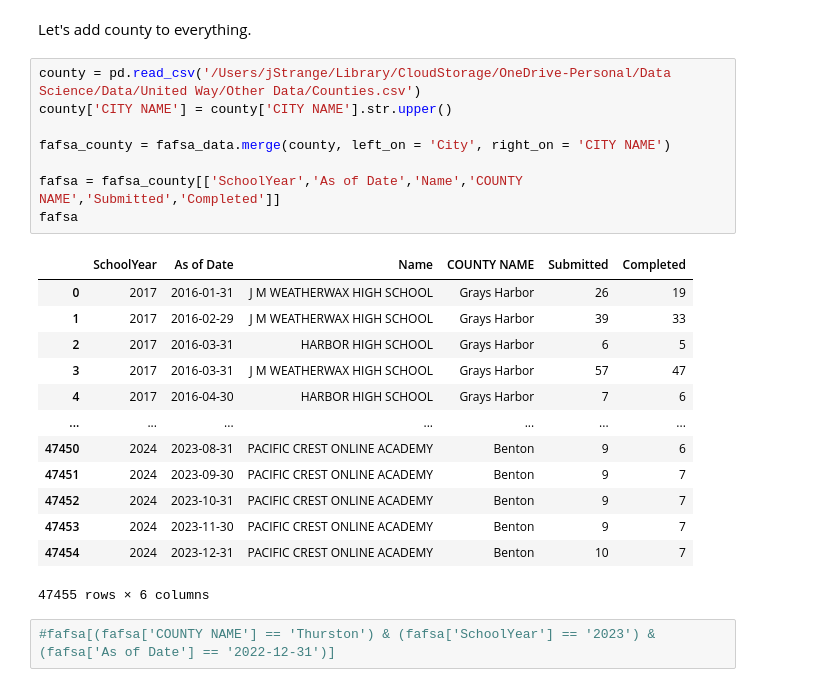
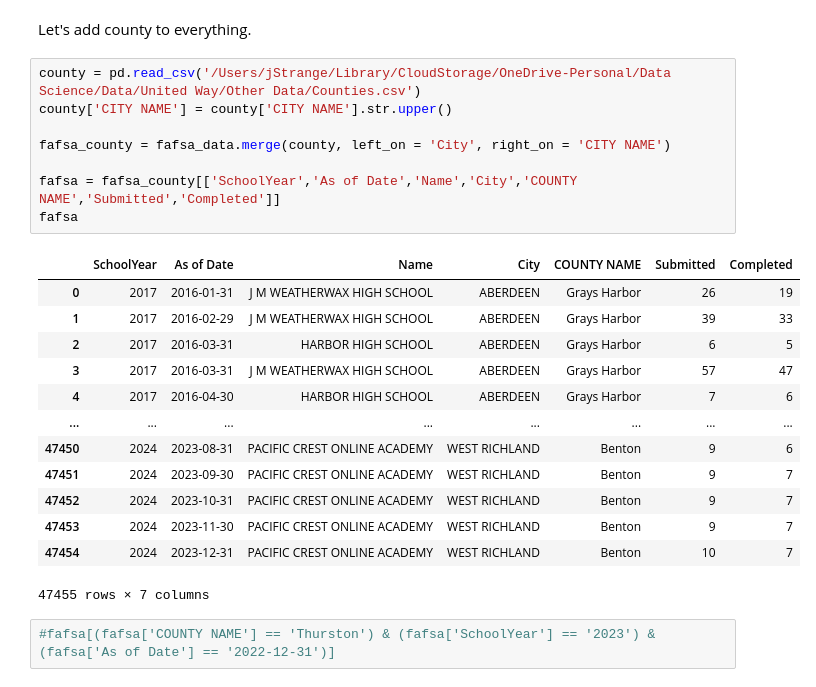
Before and after one commit to yay4john/United-Way, a Jupyter notebook: Predicting ALICE/FAFSA.ipynb, the cells around one changed output. Drawn from its saved outputs; the diff is of its cells as text.

```diff
--- a/Predicting ALICE/FAFSA.ipynb
+++ b/Predicting ALICE/FAFSA.ipynb
@@ -82,25 +82,25 @@ Let's add county to everything.
 # %%
 county = pd.read_csv('/Users/jStrange/Library/CloudStorage/OneDrive-Personal/Data Science/Data/United Way/Other Data/Counties.csv')
 county['CITY NAME'] = county['CITY NAME'].str.upper()
 
 fafsa_county = fafsa_data.merge(county, left_on = 'City', right_on = 'CITY NAME')
 
-fafsa = fafsa_county[['SchoolYear','As of Date','Name','COUNTY NAME','Submitted','Completed']]
+fafsa = fafsa_county[['SchoolYear','As of Date','Name','City','COUNTY NAME','Submitted','Completed']]
 fafsa
 # %% [output]
-|  | SchoolYear | As of Date | Name | COUNTY NAME | Submitted | Completed |
-| 0 | 2017 | 2016-01-31 | J M WEATHERWAX HIGH SCHOOL | Grays Harbor | 26 | 19 |
-| 1 | 2017 | 2016-02-29 | J M WEATHERWAX HIGH SCHOOL | Grays Harbor | 39 | 33 |
-| 2 | 2017 | 2016-03-31 | HARBOR HIGH SCHOOL | Grays Harbor | 6 | 5 |
-| 3 | 2017 | 2016-03-31 | J M WEATHERWAX HIGH SCHOOL | Grays Harbor | 57 | 47 |
-| 4 | 2017 | 2016-04-30 | HARBOR HIGH SCHOOL | Grays Harbor | 7 | 6 |
-| ... | ... | ... | ... | ... | ... | ... |
-| 47450 | 2024 | 2023-08-31 | PACIFIC CREST ONLINE ACADEMY | Benton | 9 | 6 |
-| 47451 | 2024 | 2023-09-30 | PACIFIC CREST ONLINE ACADEMY | Benton | 9 | 7 |
-| 47452 | 2024 | 2023-10-31 | PACIFIC CREST ONLINE ACADEMY | Benton | 9 | 7 |
-| 47453 | 2024 | 2023-11-30 | PACIFIC CREST ONLINE ACADEMY | Benton | 9 | 7 |
-| 47454 | 2024 | 2023-12-31 | PACIFIC CREST ONLINE ACADEMY | Benton | 10 | 7 |
+|  | SchoolYear | As of Date | Name | City | COUNTY NAME | Submitted | Completed |
+| 0 | 2017 | 2016-01-31 | J M WEATHERWAX HIGH SCHOOL | ABERDEEN | Grays Harbor | 26 | 19 |
+| 1 | 2017 | 2016-02-29 | J M WEATHERWAX HIGH SCHOOL | ABERDEEN | Grays Harbor | 39 | 33 |
+| 2 | 2017 | 2016-03-31 | HARBOR HIGH SCHOOL | ABERDEEN | Grays Harbor | 6 | 5 |
+| 3 | 2017 | 2016-03-31 | J M WEATHERWAX HIGH SCHOOL | ABERDEEN | Grays Harbor | 57 | 47 |
+| 4 | 2017 | 2016-04-30 | HARBOR HIGH SCHOOL | ABERDEEN | Grays Harbor | 7 | 6 |
+| ... | ... | ... | ... | ... | ... | ... | ... |
+| 47450 | 2024 | 2023-08-31 | PACIFIC CREST ONLINE ACADEMY | WEST RICHLAND | Benton | 9 | 6 |
+| 47451 | 2024 | 2023-09-30 | PACIFIC CREST ONLINE ACADEMY | WEST RICHLAND | Benton | 9 | 7 |
+| 47452 | 2024 | 2023-10-31 | PACIFIC CREST ONLINE ACADEMY | WEST RICHLAND | Benton | 9 | 7 |
+| 47453 | 2024 | 2023-11-30 | PACIFIC CREST ONLINE ACADEMY | WEST RICHLAND | Benton | 9 | 7 |
+| 47454 | 2024 | 2023-12-31 | PACIFIC CREST ONLINE ACADEMY | WEST RICHLAND | Benton | 10 | 7 |
-47455 rows × 6 columns
+47455 rows × 7 columns
 # %%
 #fafsa[(fafsa['COUNTY NAME'] == 'Thurston') & (fafsa['SchoolYear'] == '2023') & (fafsa['As of Date'] == '2022-12-31')]
 # %% [markdown]
```
Also changed, not shown: parts of 4 cells of this notebook, 2 other files.
